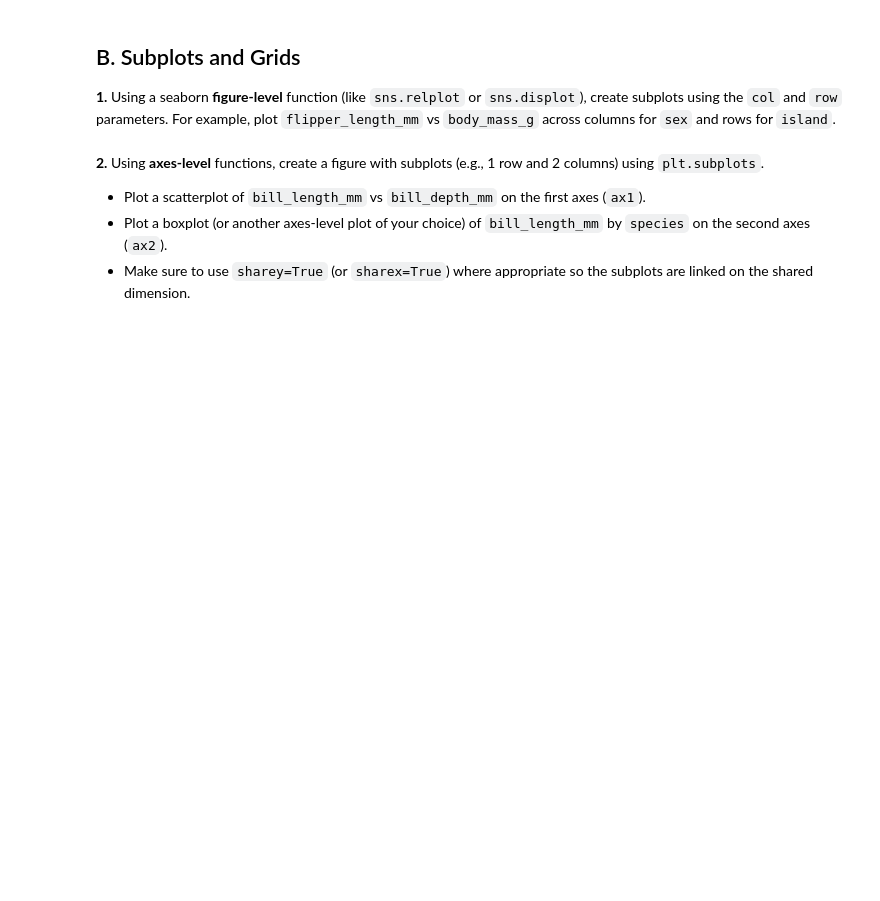
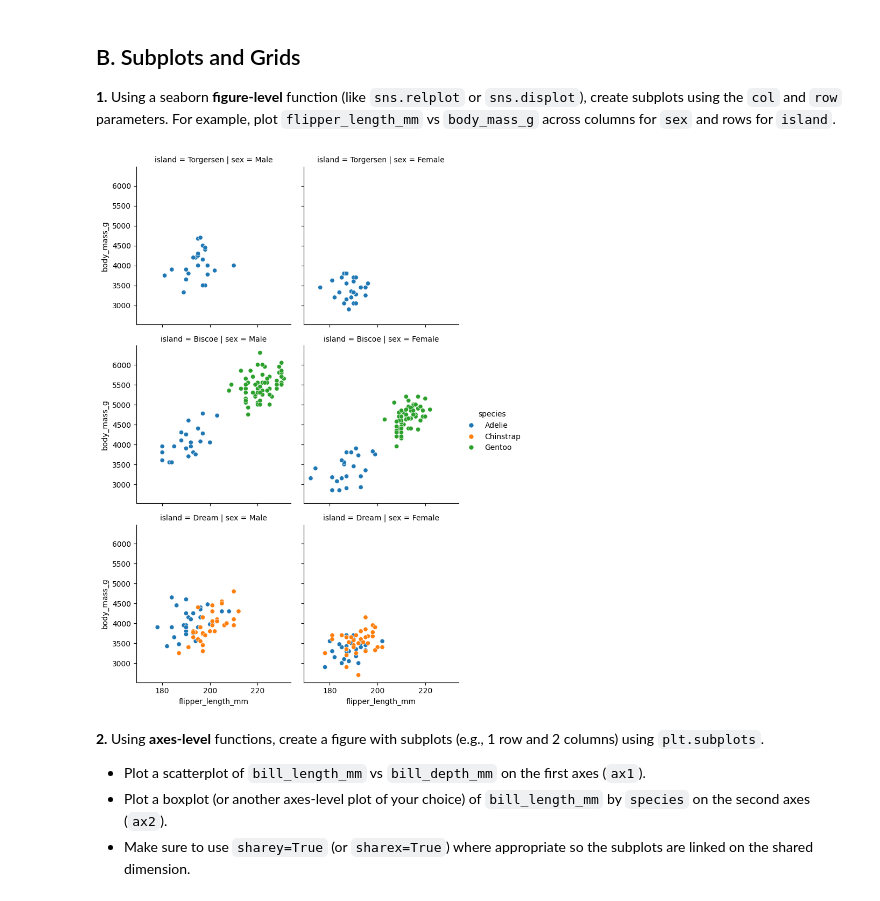
Before and after one commit to az1800/B5, a Jupyter notebook: Student/W2/Exercises/m3-2_exercise.ipynb, the cells around one changed output. Drawn from its saved outputs; the diff is of its cells as text; code cells hidden in the pictures; blank space fills up the shorter version.

```diff
--- a/Student/W2/Exercises/m3-2_exercise.ipynb
+++ b/Student/W2/Exercises/m3-2_exercise.ipynb
@@ -60,3 +58,18 @@ Barplot: for categorical data
+# %%
+# YOUR CODE
+sns.relplot(
+    data=df,
+    x="flipper_length_mm",
+    y="body_mass_g",
+    col="sex",
+    row="island",
+    hue="species",
+    height=3.5,
+    aspect=1
+)
+plt.show()
+# %% [output]
+[figure, added]
 # %% [markdown]
 **2.** Using **axes-level** functions, create a figure with subplots (e.g., 1 row and 2 columns) using `plt.subplots`.
 - Plot a scatterplot of `bill_length_mm` vs `bill_depth_mm` on the first axes (`ax1`).
```
Also changed, not shown: parts of 3 cells of this notebook.
